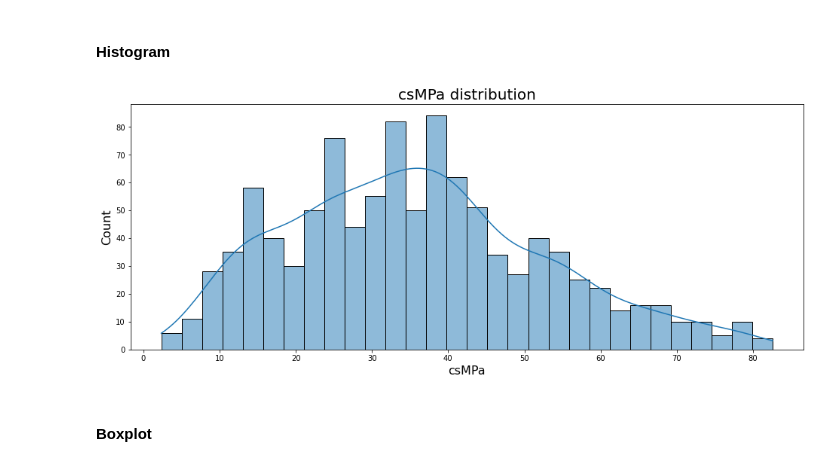
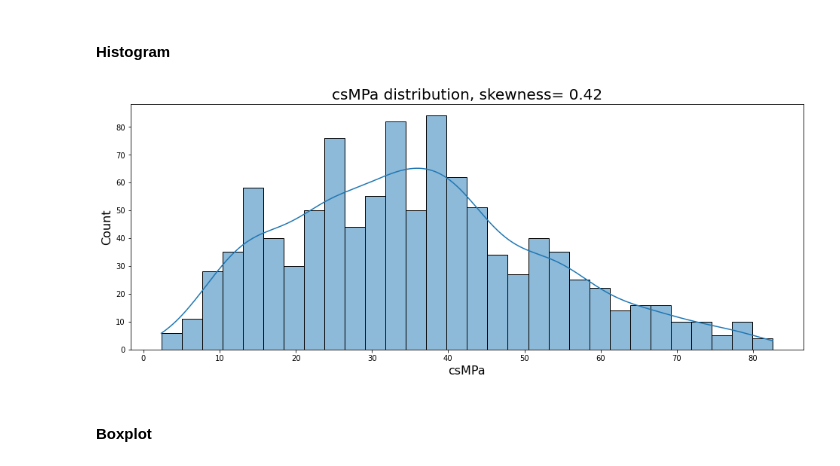
Before and after one commit to ZasadnyJan/Concrete_strength_regression, a Jupyter notebook: Main_notebook.ipynb, the cells around one changed output. Drawn from its saved outputs; the diff is of its cells as text; code cells hidden in the pictures.

```diff
--- a/Main_notebook.ipynb
+++ b/Main_notebook.ipynb
@@ -88,16 +100,18 @@ df.describe()
 # %% [markdown]
 #### Histogram
 # %%
+skewness = round(df["csMPa"].skew(), 2)
+
 plt.figure(figsize=(16, 6))
 sns.histplot(x="csMPa", kde=True, bins=30, data=df)
-plt.title("csMPa distribution", fontsize=20)
+plt.title("csMPa distribution, skewness= " + str(skewness), fontsize=20)
 plt.xlabel("csMPa", fontsize=16)
 plt.ylabel("Count", fontsize=16)
 plt.xticks(fontsize=10)
 plt.yticks(fontsize=10)
 plt.show()
 # %% [output]
-[figure, old version]
+[figure, new version]
 # %% [markdown]
 #### Boxplot
 # %%
```
Also changed, not shown: parts of 41 cells of this notebook.
